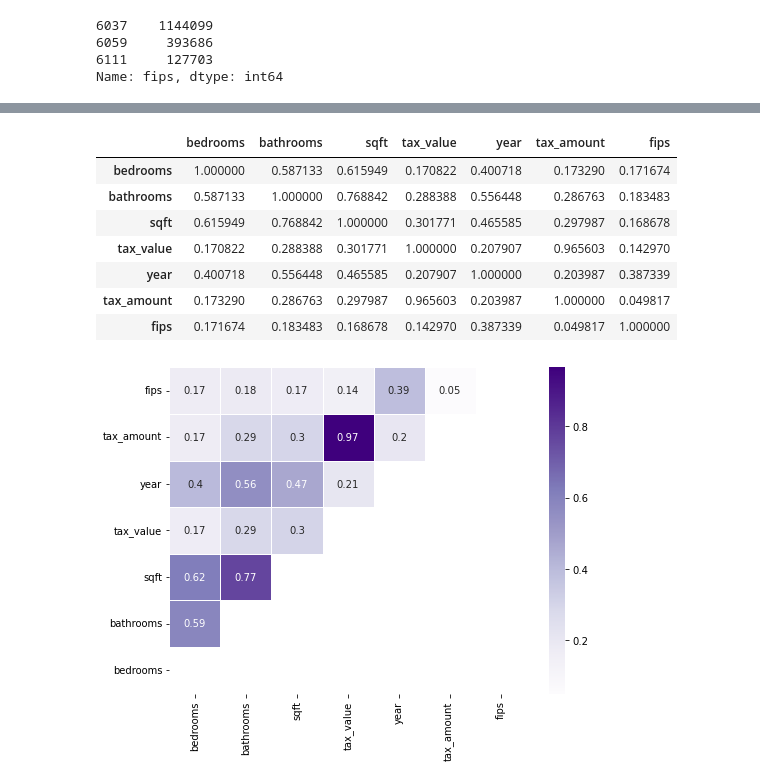
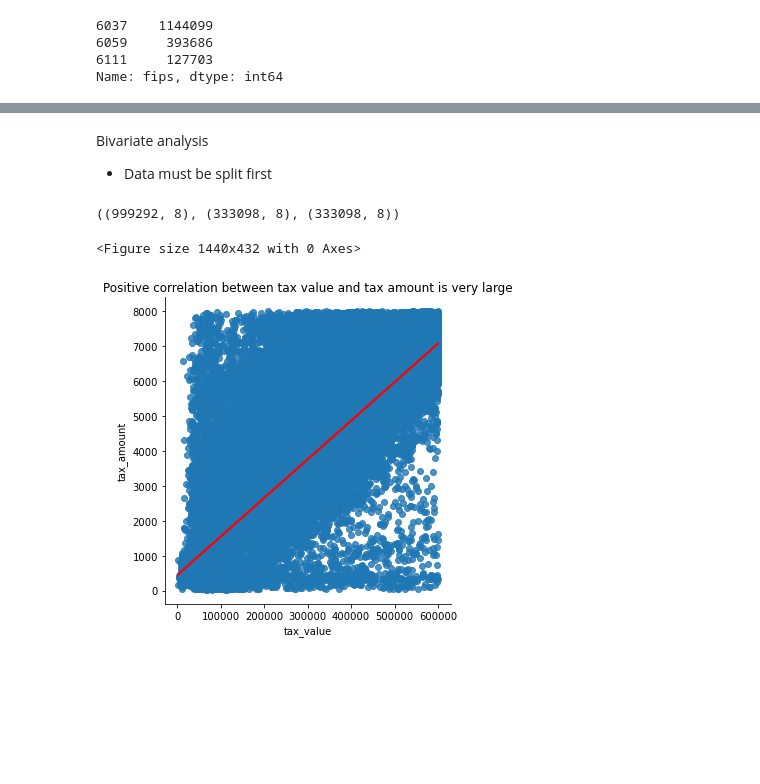
Before and after one commit to dashbringhurst/regression-exercises, a Jupyter notebook: explore.ipynb, the cells around one changed output, grey strips where cells are left out. Saved outputs shown, nothing was run; the diff lists cells and outputs as text; code cells hidden in the pictures; blank space fills up the shorter version.

```diff
--- a/explore.ipynb
+++ b/explore.ipynb
@@ -50,0 +52,15 @@ df = wrangle.wrangle_zillow()
+# %%
+df['decade'] = df.year.astype(str)
+df['decade'] = df['decade'].str.replace('1900', '1900s').str.replace('1901', '1900s').str.replace('1902', '1900s').str.replace('1903', '1900s').str.replace('1904', '1900s').str.replace('1905', '1900s').str.replace('1906', '1900s').str.replace('1907', '1900s').str.replace('1908', '1900s').str.replace('1909', '1900s')
+df['decade'] = df['decade'].str.replace('1910', '1910s').str.replace('1911', '1910s').str.replace('1912', '1910s').str.replace('1913', '1910s').str.replace('1914', '1910s').str.replace('1915', '1910s').str.replace('1916', '1910s').str.replace('1917', '1910s').str.replace('1918', '1910s').str.replace('1919', '1910s')
+df['decade'] = df['decade'].str.replace('1920', '1920s').str.replace('1921', '1920s').str.replace('1922', '1920s').str.replace('1923', '1920s').str.replace('1924', '1920s').str.replace('1925', '1920s').str.replace('1926', '1920s').str.replace('1927', '1920s').str.replace('1928', '1920s').str.replace('1929', '1920s')
+df['decade'] = df['decade'].str.replace('1930', '1930s').str.replace('1931', '1930s').str.replace('1932', '1930s').str.replace('1933', '1930s').str.replace('1934', '1930s').str.replace('1935', '1930s').str.replace('1936', '1930s').str.replace('1937', '1930s').str.replace('1938', '1930s').str.replace('1939', '1930s')
+df['decade'] = df['decade'].str.replace('1940', '1940s').str.replace('1941', '1940s').str.replace('1942', '1940s').str.replace('1943', '1940s').str.replace('1944', '1940s').str.replace('1945', '1940s').str.replace('1946', '1940s').str.replace('1947', '1940s').str.replace('1948', '1940s').str.replace('1949', '1940s')
+df['decade'] = df['decade'].str.replace('1950', '1950s').str.replace('1951', '1950s').str.replace('1952', '1950s').str.replace('1953', '1950s').str.replace('1954', '1950s').str.replace('1955', '1950s').str.replace('1956', '1950s').str.replace('1957', '1950s').str.replace('1958', '1950s').str.replace('1959', '1950s')
+df['decade'] = df['decade'].str.replace('1960', '1960s').str.replace('1961', '1960s').str.replace('1962', '1960s').str.replace('1963', '1960s').str.replace('1964', '1960s').str.replace('1965', '1960s').str.replace('1966', '1960s').str.replace('1967', '1960s').str.replace('1968', '1960s').str.replace('1969', '1960s')
+df['decade'] = df['decade'].str.replace('1970', '1970s').str.replace('1971', '1970s').str.replace('1972', '1970s').str.replace('1973', '1970s').str.replace('1974', '1970s').str.replace('1975', '1970s').str.replace('1976', '1970s').str.replace('1977', '1970s').str.replace('1978', '1970s').str.replace('1979', '1970s')
+df['decade'] = df['decade'].str.replace('1980', '1980s').str.replace('1981', '1980s').str.replace('1982', '1980s').str.replace('1983', '1980s').str.replace('1984', '1980s').str.replace('1985', '1980s').str.replace('1986', '1980s').str.replace('1987', '1980s').str.replace('1988', '1980s').str.replace('1989', '1980s')
+df['decade'] = df['decade'].str.replace('1990', '1990s').str.replace('1991', '1990s').str.replace('1992', '1990s').str.replace('1993', '1990s').str.replace('1994', '1990s').str.replace('1995', '1990s').str.replace('1996', '1990s').str.replace('1997', '1990s').str.replace('1998', '1990s').str.replace('1999', '1990s')
+df['decade'] = df['decade'].str.replace('2000', '2000s').str.replace('2001', '2000s').str.replace('2002', '2000s').str.replace('2003', '2000s').str.replace('2004', '2000s').str.replace('2005', '2000s').str.replace('2006', '2000s').str.replace('2007', '2000s').str.replace('2008', '2000s').str.replace('2009', '2000s')
+df['decade'] = df['decade'].str.replace('2010', '2010s').str.replace('2011', '2010s').str.replace('2012', '2010s').str.replace('2013', '2010s').str.replace('2014', '2010s').str.replace('2015', '2010s').str.replace('2016', '2010s')
+df = df.rename(columns={'decade':'decades'})
@@ -211,20 +178,3 @@ plt.show()
-# %%
-zillow_spearman = train.corr(method='spearman')
-zillow_spearman
-# %% [output]
-|  | bedrooms | bathrooms | sqft | tax_value | year | tax_amount | fips |
-| bedrooms | 1.000000 | 0.587133 | 0.615949 | 0.170822 | 0.400718 | 0.173290 | 0.171674 |
-| bathrooms | 0.587133 | 1.000000 | 0.768842 | 0.288388 | 0.556448 | 0.286763 | 0.183483 |
-| sqft | 0.615949 | 0.768842 | 1.000000 | 0.301771 | 0.465585 | 0.297987 | 0.168678 |
-| tax_value | 0.170822 | 0.288388 | 0.301771 | 1.000000 | 0.207907 | 0.965603 | 0.142970 |
-| year | 0.400718 | 0.556448 | 0.465585 | 0.207907 | 1.000000 | 0.203987 | 0.387339 |
-| tax_amount | 0.173290 | 0.286763 | 0.297987 | 0.965603 | 0.203987 | 1.000000 | 0.049817 |
-| fips | 0.171674 | 0.183483 | 0.168678 | 0.142970 | 0.387339 | 0.049817 | 1.000000 |
-# %%
-plt.figure(figsize=(8,6))
-sns.heatmap(zillow_spearman, cmap='Purples', annot=True, linewidth=0.5, mask= np.triu(zillow_corr))
-plt.ylim(0, 7)
-
-plt.show()
-# %% [output]
-[figure, removed]
+# %% [markdown]
+Bivariate analysis
+- Data must be split first
@@ -230,0 +184,14 @@ plt.show()
+# %%
+# make sure the three datasets have been split 60/20/20
+train.shape, validate.shape, test.shape
+# %% [output]
+((999292, 8), (333098, 8), (333098, 8))
+# %%
+# relationship between tax_value and tax_amount with regression line
+plt.figure(figsize=[20,6])
+sns.lmplot(x='tax_value', y='tax_amount', data=train, line_kws={'color': 'red'})
+plt.title('Positive correlation between tax value and tax amount is very large')
+plt.show()
+# %% [output]
+<Figure size 1440x432 with 0 Axes>
+[figure, added]
```
Also changed, not shown: parts of 52 cells of this notebook.
